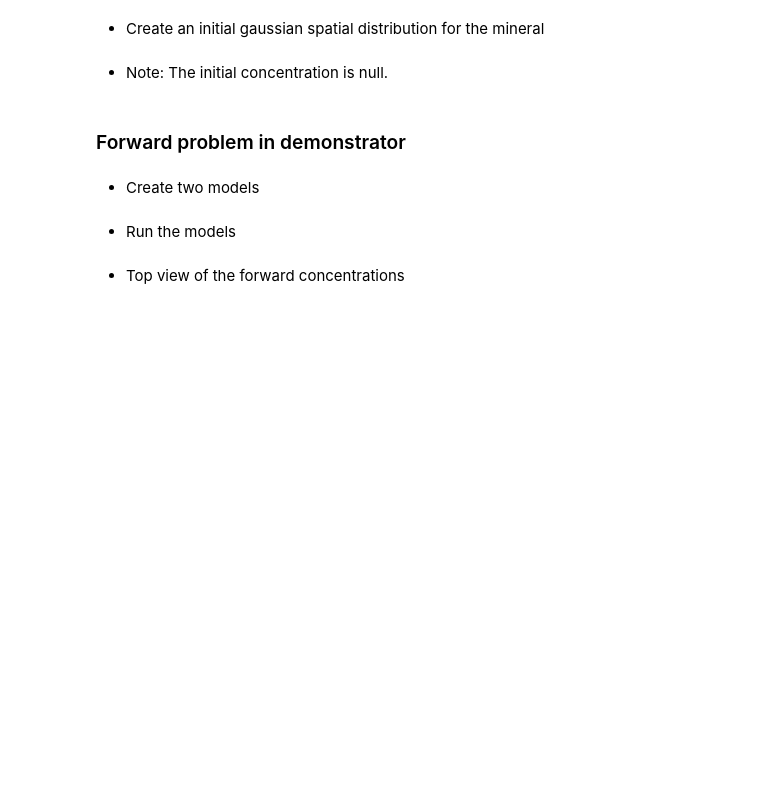
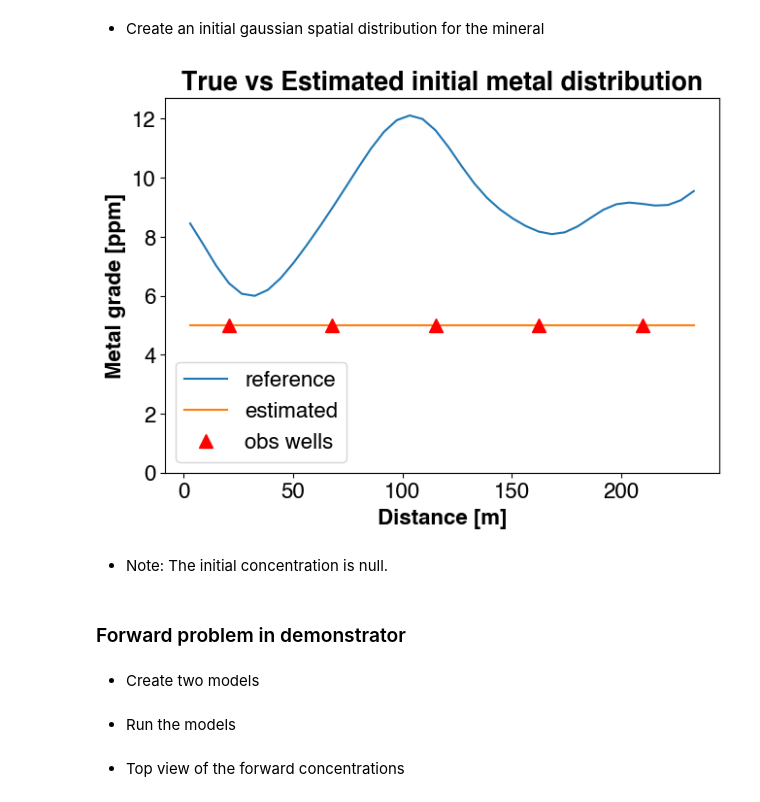
Before and after one commit to antoinecollet5/pyrtid, a Jupyter notebook: examples/adjoint/1d/diff_1ok_inv_urn_from_mob.ipynb, the cells around one changed output. Drawn from its saved outputs; the diff is of its cells as text; code cells hidden in the pictures; blank space fills up the shorter version.

```diff
--- a/examples/adjoint/1d/diff_1ok_inv_urn_from_mob.ipynb
+++ b/examples/adjoint/1d/diff_1ok_inv_urn_from_mob.ipynb
@@ -102,7 +129,7 @@ x_positions_in_meters = np.arange(nx) * dx + dx / 2
 # %% [markdown]
 - Five observation wells
 # %%
-observation_locations = [4, 12, 20, 28, 36]
+observation_locations: List[int] = [4, 12, 20, 28, 36]
 # %% [markdown]
 The mineral grades are defined in [mol/kg]. We calculate the conversion factor to obtain ppm and perform easier mass balances.
 
@@ -146,40 +175,45 @@ init_grade_reference = gen_random_ensemble(
     seed=seed,
 )[0, :, :, 0]
 
+
 init_grade_reference = np.abs(init_grade_reference)
 # Initial estimate = an homogeneous value
 init_grade_estimate = np.ones((nx, ny)) * 5 * conv_u  # 25 ppm
 
-plotter = NestedGridPlotter()
+plotter = ngp.NestedGridPlotter()
 ax = plotter.ax_dict["ax1-1"]
 
 ax.set_xlabel("Distance [m]", fontweight="bold")
 ax.set_ylabel("Metal grade [ppm]", fontweight="bold")
-ax.set_ylim(0.0, np.max((init_grade_estimate, init_grade_reference)) / conv_u * 1.05)
+ax.set_ylim(
+    0.0, float(np.max((init_grade_estimate, init_grade_reference))) / conv_u * 1.05
+)
 ax.set_title("True vs Estimated initial metal distribution", fontweight="bold")
 plotter.fig.set_facecolor("w")
 
 
 ax.plot(x_positions_in_meters, init_grade_reference / conv_u, label="reference")
 ax.plot(x_positions_in_meters, init_grade_estimate / conv_u, label="estimated")
 
 # Add some vertical lines to indicate the well
 for well_pos in observation_locations:
     ax.plot(
         well_pos * dx - dx / 2,
         np.mean(init_grade_estimate) / conv_u,
         label="obs wells",
         marker="^",
         markersize=10,
         c="r",
         linestyle="none",
     )
 
 plotter.add_axis_legend("ax1-1")
 
 fname = "true_vs_estimated_initial_mineral_field"
 for format in ["png", "pdf"]:
-    plotter.fig.savefig(fig_save_path.joinpath(f"{fname}.{format}"), format=format)
+    plotter.fig.savefig(str(fig_save_path.joinpath(f"{fname}.{format}")), format=format)
+# %% [output]
+[figure, added]
 # %% [markdown]
 - Note: The initial concentration is null.
 # %% [markdown]
```
Also changed, not shown: parts of 52 cells of this notebook, 53 other files.
